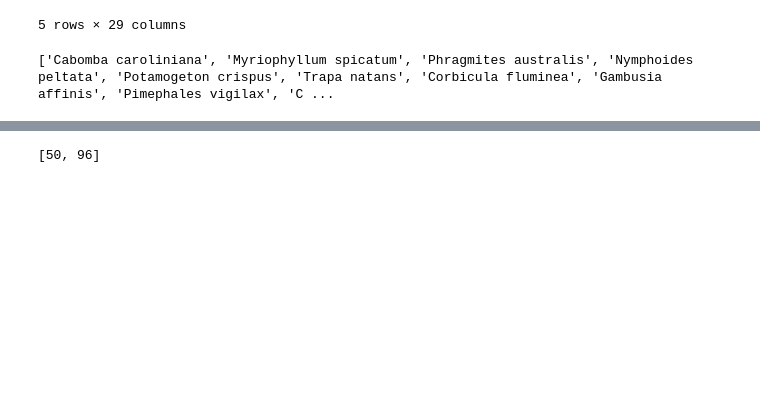
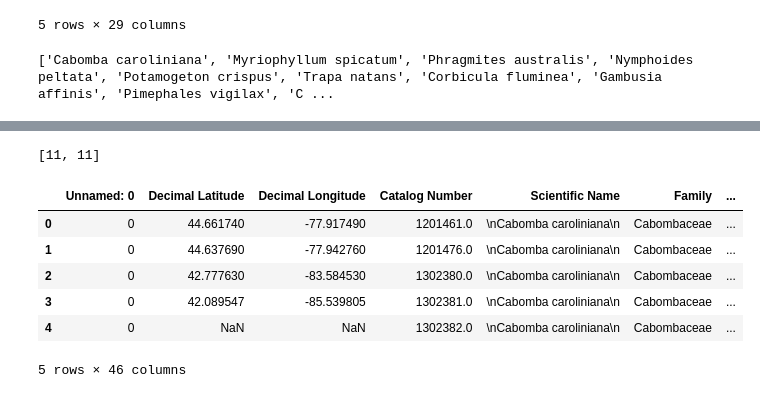
Before and after one commit to ponetteRS/Great_Lakes_Data, a Jupyter notebook: umich_herbarium_scraping_script.ipynb, the cells around one changed output, grey strips where cells are left out. Cells and saved outputs as stored; diff of their text form; code cells hidden in the pictures; blank space fills up the shorter version.

```diff
--- a/umich_herbarium_scraping_script.ipynb
+++ b/umich_herbarium_scraping_script.ipynb
@@ -142,5 +157,0 @@ scraped_dataframe = scraped_dataframe.reset_index(drop=True)
-# %%
-#scraped_dataframe.columns
-print(resultcountnumberlist)
-# %% [output]
-[50, 96]
@@ -157,0 +158,6 @@ print(resultcountnumberlist)
+# %%
+#scraped_dataframe.columns
+print(resultcountnumberlist)
+file= scraped_dataframe.to_csv(r'C:\Users\justi\Downloads\herbarium1-out.csv', encoding='utf-8')
+# %% [output]
+[11, 11]
@@ -157,0 +166,10 @@ print(resultcountnumberlist)
+# %%
+sdf.head()
+# %% [output]
+|  | Unnamed: 0 | Decimal Latitude | Decimal Longitude | Catalog Number | Scientific Name | Family | ... |
+| 0 | 0 | 44.661740 | -77.917490 | 1201461.0 | \nCabomba caroliniana\n | Cabombaceae | ... |
+| 1 | 0 | 44.637690 | -77.942760 | 1201476.0 | \nCabomba caroliniana\n | Cabombaceae | ... |
+| 2 | 0 | 42.777630 | -83.584530 | 1302380.0 | \nCabomba caroliniana\n | Cabombaceae | ... |
+| 3 | 0 | 42.089547 | -85.539805 | 1302381.0 | \nCabomba caroliniana\n | Cabombaceae | ... |
+| 4 | 0 | NaN | NaN | 1302382.0 | \nCabomba caroliniana\n | Cabombaceae | ... |
+5 rows × 46 columns
```
Also changed, not shown: parts of 9 cells of this notebook.
